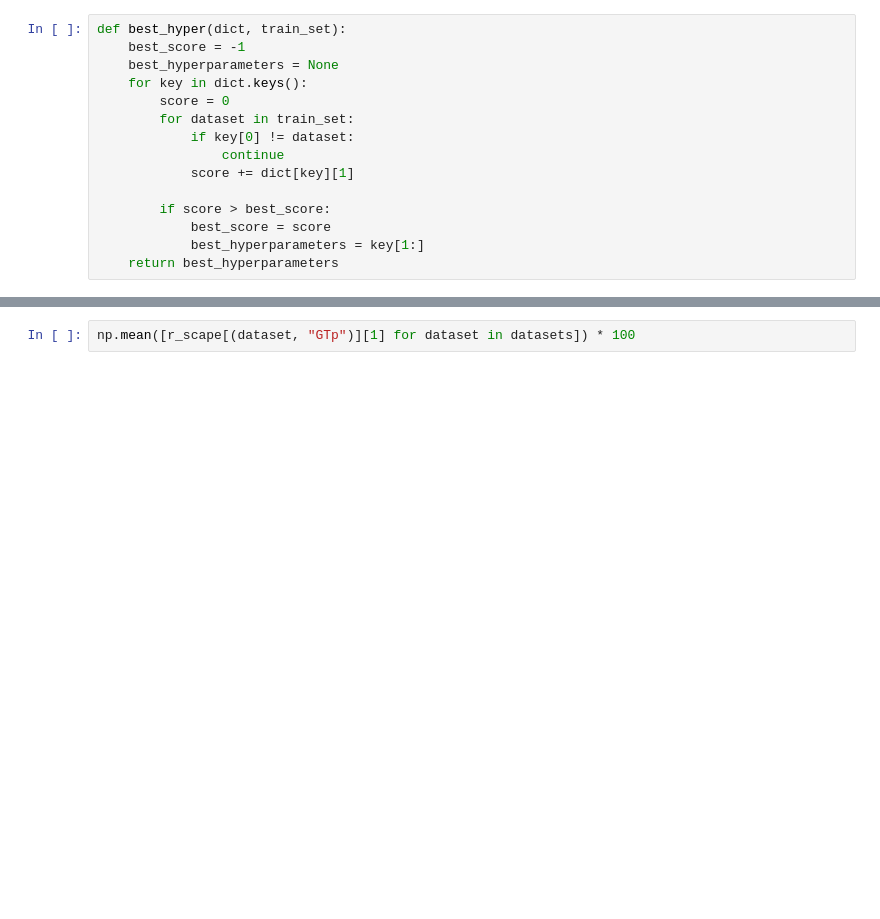
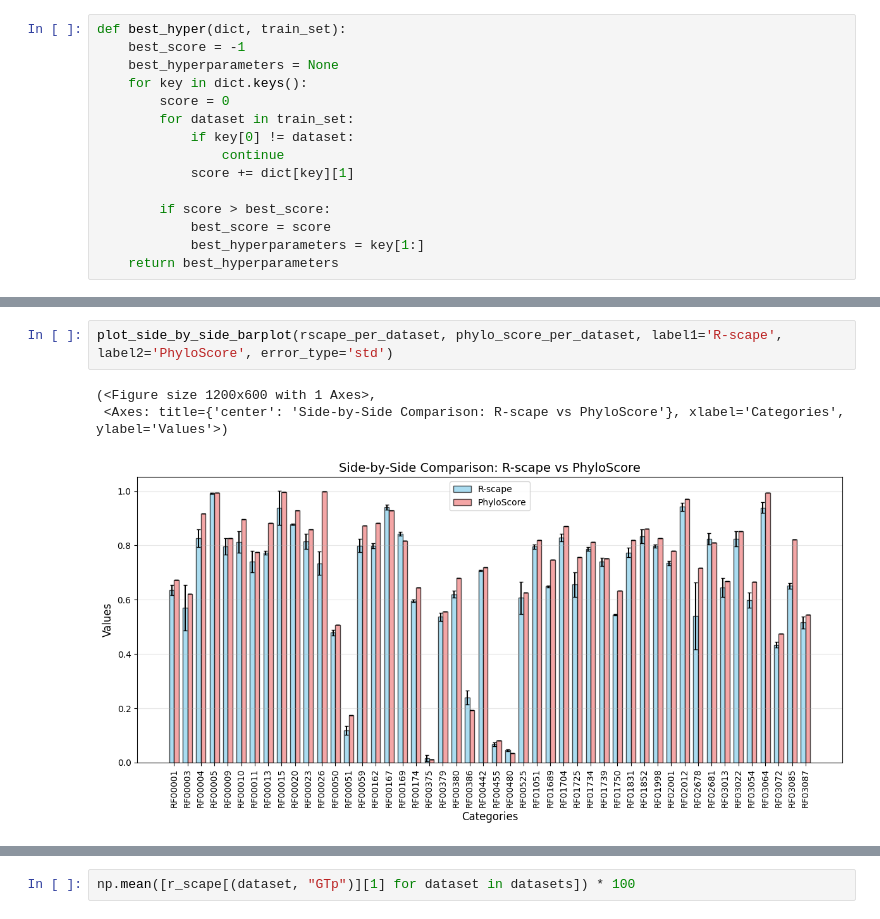
Before and after one commit to soedinglab/phylo_score, a Jupyter notebook: benchmark/plot.ipynb, the cells around one changed output, grey strips where cells are left out. Cells and saved outputs as stored; diff of their text form; blank space fills up the shorter version.

```diff
--- a/benchmark/plot.ipynb
+++ b/benchmark/plot.ipynb
@@ -81,0 +294,6 @@ Best hyperparameters for fold 4: ('GTp',)
+# %%
+plot_side_by_side_barplot(rscape_per_dataset, phylo_score_per_dataset, label1='R-scape', label2='PhyloScore', error_type='std')
+# %% [output]
+(<Figure size 1200x600 with 1 Axes>,
+ <Axes: title={'center': 'Side-by-Side Comparison: R-scape vs PhyloScore'}, xlabel='Categories', ylabel='Values'>)
+[figure, added]
```
Also changed, not shown: parts of 13 cells of this notebook.
